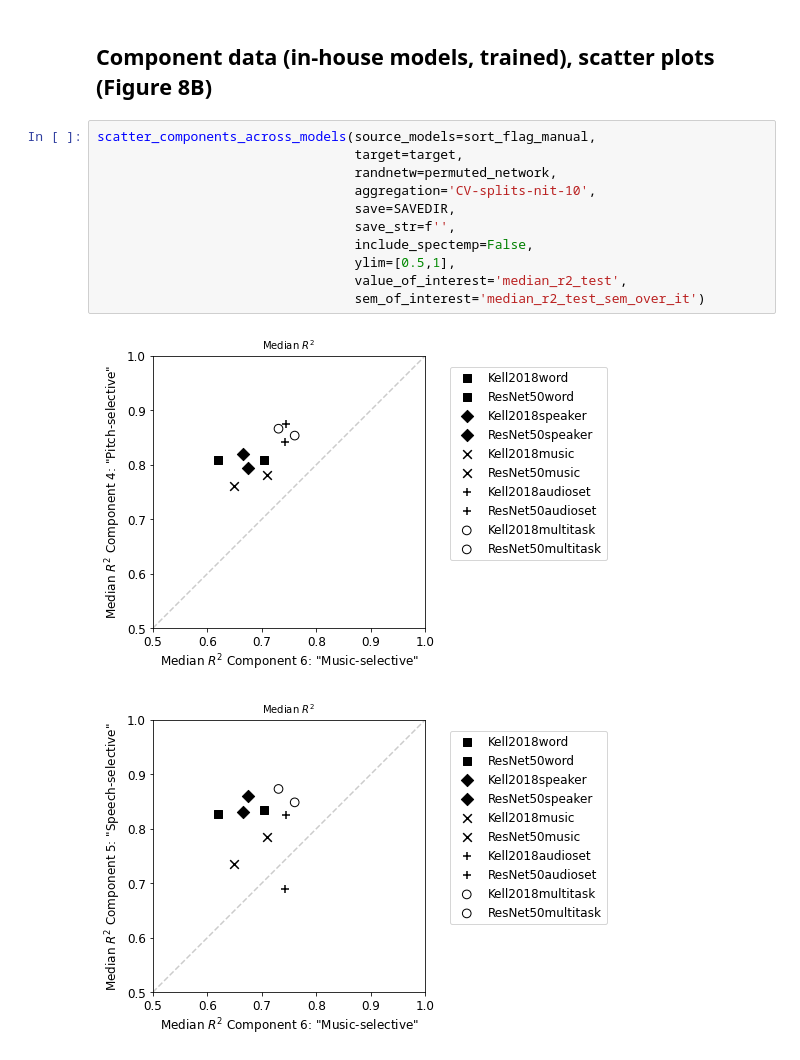
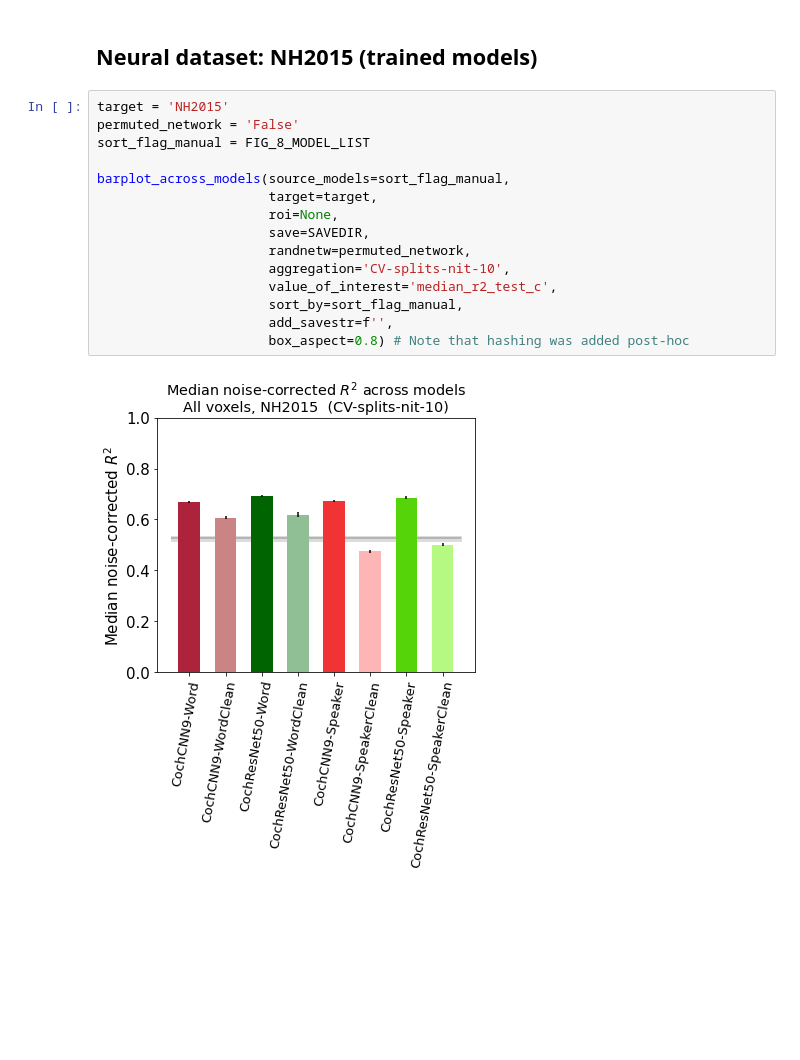
Before and after one commit to gretatuckute/auditory_brain_dnn, a Jupyter notebook: aud_dnn/analyze/generate_Figure8.ipynb, the cells around one changed output. Drawn from its saved outputs; the diff is of its cells as text; blank space fills up the shorter version.

```diff
--- a/aud_dnn/analyze/generate_Figure8.ipynb
+++ b/aud_dnn/analyze/generate_Figure8.ipynb
@@ -33,16 +11,19 @@ barplot_components_across_models(source_models=sort_flag_manual,
-# %% [markdown]
-## Component data (in-house models, trained), scatter plots (Figure 8B)
-# %%
-scatter_components_across_models(source_models=sort_flag_manual,
-                                 target=target,
-                                 randnetw=permuted_network,
-                                 aggregation='CV-splits-nit-10',
-                                 save=SAVEDIR,
-                                 save_str=f'',
-                                 include_spectemp=False,
-                                 ylim=[0.5,1],
-                                 value_of_interest='median_r2_test',
-                                 sem_of_interest='median_r2_test_sem_over_it')
-# %% [output]
-[figure, removed]
-[figure, removed]
+# %% [markdown]
+## Neural dataset: NH2015 (trained models)
+# %%
+target = 'NH2015'
+permuted_network = 'False'
+sort_flag_manual = FIG_8_MODEL_LIST
+
+barplot_across_models(source_models=sort_flag_manual,
+                      target=target,
+                      roi=None,
+                      save=SAVEDIR,
+                      randnetw=permuted_network,
+                      aggregation='CV-splits-nit-10',
+                      value_of_interest='median_r2_test_c',
+                      sort_by=sort_flag_manual,
+                      add_savestr=f'',
+                      box_aspect=0.8) # Note that hashing was added post-hoc
+# %% [output]
+[figure, added]
```
Also changed, not shown: parts of 6 cells of this notebook, 8 other files.
